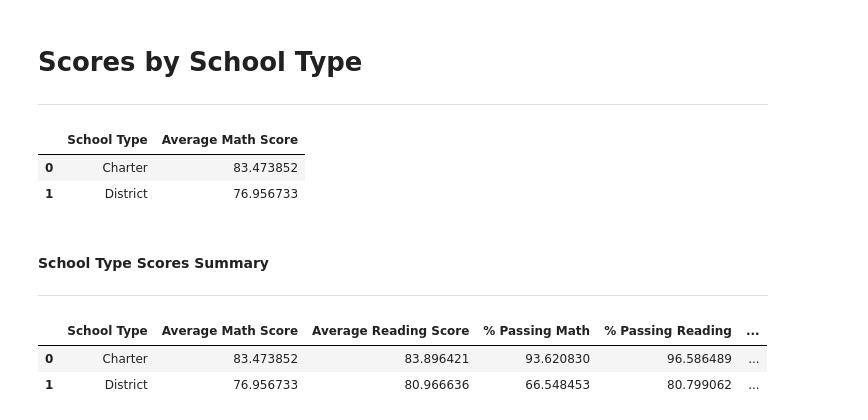
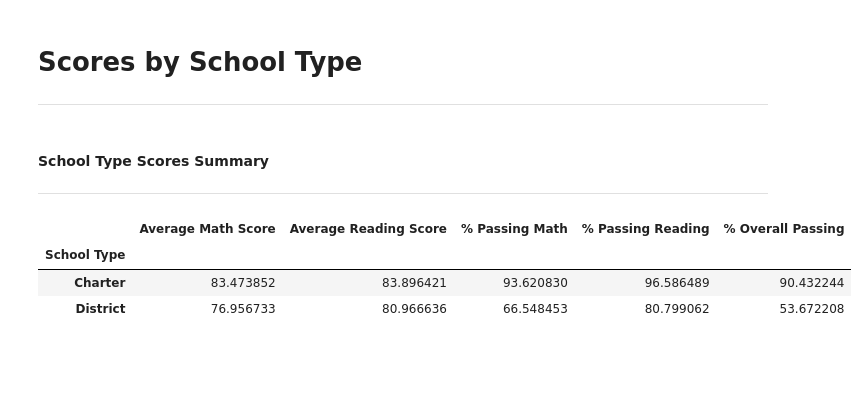
Before and after one commit to paololabuguen/pandas-challenge, a Jupyter notebook: PyCitySchools/py_city_school.ipynb, the cells around one changed output. Cells and saved outputs as stored; diff of their text form; code cells hidden in the pictures; blank space fills up the shorter version.

```diff
--- a/PyCitySchools/py_city_school.ipynb
+++ b/PyCitySchools/py_city_school.ipynb
@@ -288,12 +318,19 @@ per_school_math_pass.head()
 # We compute the number of students passing reading per school
 per_school_read_pass = {"school_name": [], "%_pass_read": []}   # Dictionary to store school and their reading passing %
 
-# Loop through the school list and input the reading pass % into the dictionary from school_data_new
+# Loop through the school list and input the math pass % into the dictionary from school_data_new
 for school in school_list:
+
+    # DataFrame to store all students in current school
+    cur_school = school_student_df[(school_student_df["school_name"] == school)]
+
+    # DataFrame to store students in current school with math_score over 70
+    read_over_70 = cur_school[(school_student_df["reading_score"] >= 70)]
+
+    # # Add the current school and the percentage passing math into their respective columns in the dictionary for the DataFrame
     per_school_read_pass["school_name"].append(school)
-    per_school_read_pass["%_pass_read"].append(int(school_student_df.loc[(school_student_df["school_name"] == school) &
-                                                                         (school_student_df["reading_score"] >= 70), :].count()[1]) / \
-                                                                            school_data_new.at[school, "size"] * 100)
+    per_school_read_pass["%_pass_read"].append(len(read_over_70) / len(cur_school) * 100)
+
 
 # Replace the dictionary with a dataframe of the collected values
 per_school_read_pass = pd.DataFrame(per_school_read_pass)
@@ -311,15 +348,21 @@ per_school_read_pass.head()
 ---
 # %%
 # We compute the number of students passing math and reading per school
-per_school_overall_pass = {"school_name": [], "%_pass_overall": []}
+per_school_overall_pass = {"school_name": [], "%_pass_overall": []}     # Dictionary to store school and their overall passing %
 
-# Loop through the school list and input the overall pass % into the dictionary from school_data_new
+# Loop through the school list and input the math pass % into the dictionary from school_data_new
 for school in school_list:
+
+    # DataFrame to store all students in current school
+    cur_school = school_student_df[(school_student_df["school_name"] == school)]
+
+    # DataFrame to store students in current school with math_score over 70
+    read_math_over_70 = cur_school[(school_student_df["reading_score"] >= 70) & (school_student_df["math_score"] >= 70)]
+
+    # # Add the current school and the percentage passing math into their respective columns in the dictionary for the DataFrame
     per_school_overall_pass["school_name"].append(school)
-    per_school_overall_pass["%_pass_overall"].append(int(school_student_df.loc[((school_student_df["school_name"] == school) &
-                                                                         (school_student_df["reading_score"] >= 70)) &
-                                                                         (school_student_df["math_score"] >= 70), :].count()[1]) / \
-                                                                            school_data_new.at[school, "size"] * 100)
+    per_school_overall_pass["%_pass_overall"].append(len(read_math_over_70) / len(cur_school) * 100)
+
 
 # Replace the dictionary with a dataframe of the collected values
 per_school_overall_pass = pd.DataFrame(per_school_overall_pass)
@@ -338,7 +381,7 @@ per_school_overall_pass.head()
 # %%
 # Merging all the DataFrames into one that summarizes the key metrics per school
 
-per_school_summary = pd.DataFrame.merge(school_type, per_school_stu, on="school_name", how="left")
+per_school_summary = pd.DataFrame.merge(school_type, per_school_stu_count, on="school_name", how="left")
 per_school_summary = pd.DataFrame.merge(per_school_summary, per_school_budget, on="school_name", how="left")
 per_school_summary = pd.DataFrame.merge(per_school_summary, per_school_capita, on="school_name", how="left")
 per_school_summary = pd.DataFrame.merge(per_school_summary, per_school_av_math, on="school_name", how="left")
@@ -347,7 +390,7 @@ per_school_summary = pd.DataFrame.merge(per_school_summary, per_school_math_pass
 per_school_summary = pd.DataFrame.merge(per_school_summary, per_school_read_pass, on="school_name", how="left")
 per_school_summary = pd.DataFrame.merge(per_school_summary, per_school_overall_pass, on="school_name", how="left")
 
-# Formatting
+###  Formatting  ###
 
 # Rename the column names for better readability
 per_school_summary = per_school_summary.rename(columns={"school_name": "School", "type": "School Type", "total_students": "Total Students",
@@ -356,7 +399,7 @@ per_school_summary = per_school_summary.rename(columns={"school_name": "School",
                                                 "%_pass_math": "% Passing Math", "%_pass_read": "% Passing Reading",
                                                 "%_pass_overall": "% Overall Passing"})
 
-# Make the index as the school_name
+# Make the index as the school_name and remove index name for the school column
 per_school_summary = per_school_summary.set_index("School")
 per_school_summary.index.name = None
 
@@ -618,33 +656,30 @@ size_summary
 type_summary = per_school_summary.copy()
 # %%
 # Group the per_school_summary DataFrame by "School Type" and average the results.
+
+# We reset the index to have the "School Type" column for merging
 average_math_score_by_type = type_summary.groupby(["School Type"])[["Average Math Score"]].mean().reset_index()
 average_reading_score_by_type = type_summary.groupby(["School Type"])[["Average Reading Score"]].mean().reset_index()
 average_percent_passing_math_by_type = type_summary.groupby(["School Type"])[["% Passing Math"]].mean().reset_index()
 average_percent_passing_reading_by_type = type_summary.groupby(["School Type"])[["% Passing Reading"]].mean().reset_index()
 average_percent_overall_passing_by_type = type_summary.groupby(["School Type"])[["% Overall Passing"]].mean().reset_index()
-
-average_math_score_by_type
-# %% [output]
-|  | School Type | Average Math Score |
-| 0 | Charter | 83.473852 |
-| 1 | District | 76.956733 |
 # %% [markdown]
 #### School Type Scores Summary
 ----
 # %%
 # Merge each of the groups above into one DataFrame
 
 type_summary = pd.merge(average_math_score_by_type, average_reading_score_by_type, on="School Type", how="left")
 type_summary = pd.merge(type_summary, average_percent_passing_math_by_type, on="School Type", how="left")
 type_summary = pd.merge(type_summary, average_percent_passing_reading_by_type, on="School Type", how="left")
 type_summary = pd.merge(type_summary, average_percent_overall_passing_by_type, on="School Type", how="left")
 
 # Set the index as the school type
-type_summary.set_index("School Type")
+type_summary = type_summary.set_index("School Type")
 
 type_summary
 # %% [output]
-|  | School Type | Average Math Score | Average Reading Score | % Passing Math | % Passing Reading | ... |
-| 0 | Charter | 83.473852 | 83.896421 | 93.620830 | 96.586489 | ... |
-| 1 | District | 76.956733 | 80.966636 | 66.548453 | 80.799062 | ... |
+|  | Average Math Score | Average Reading Score | % Passing Math | % Passing Reading | % Overall Passing |
+| School Type |  |  |  |  |  |
+| Charter | 83.473852 | 83.896421 | 93.620830 | 96.586489 | 90.432244 |
+| District | 76.956733 | 80.966636 | 66.548453 | 80.799062 | 53.672208 |
```
Also changed, not shown: parts of 24 cells of this notebook.
